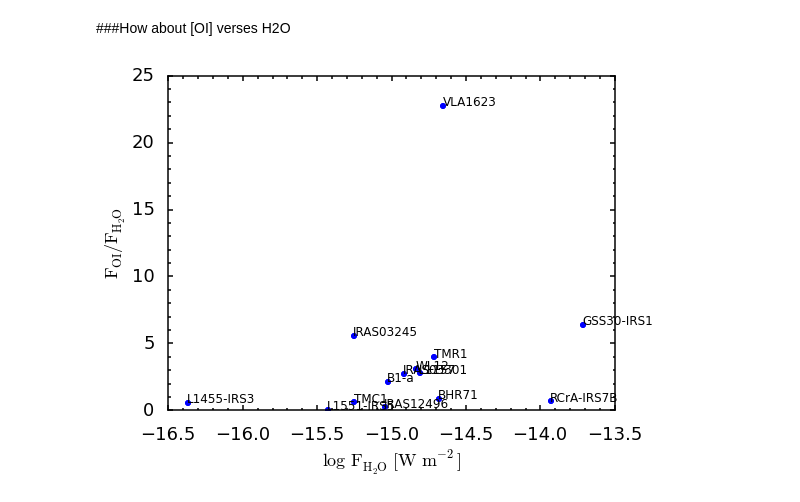
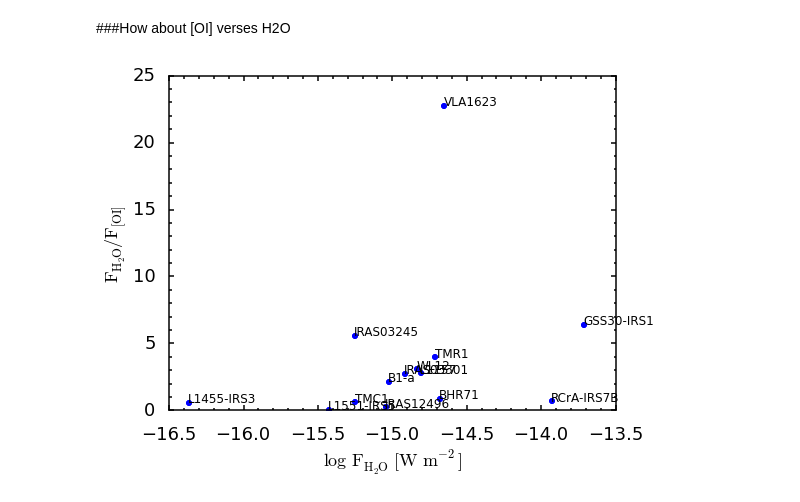
Before and after one commit to yaolun/sa, a Jupyter notebook: shock_analysis_CDF.ipynb, the cells around one changed output. Cells and saved outputs as stored; diff of their text form; code cells hidden in the pictures.

```diff
--- a/shock_analysis_CDF.ipynb
+++ b/shock_analysis_CDF.ipynb
@@ -13,8 +13,9 @@ High-J CO lines are correlated by shocks, how to quantify them? (Visser 2012)
 
 What trace C-shocks, and what trace J-shocks?  (H2O & OH?)
 # %%
-objlist = ['B1-a','B1-c','B335','BHR71','IRAS12496','FUOri','GSS30-IRS1','IRAS03245','IRAS03301','L1455-IRS3','L1157','L1551-IRS5',\
-           'RCrA-IRS7B','TMC1A','TMC1','TMR1','V1057Cyg','V1331Cyg','V1515Cyg','VLA1623','WL12'] # ,'V1735Cyg'
+objlist = ['B1-a','B1-c','B335','BHR71','IRAS12496','GSS30-IRS1','IRAS03245','IRAS03301','L1455-IRS3','L1157','L1551-IRS5',\
+           'RCrA-IRS7B','TMC1A','TMC1','TMR1','VLA1623','WL12'] # ,'V1735Cyg'
+            # 'FUOri','V1057Cyg','V1331Cyg','V1515Cyg'
 indir = '/home/bettyjo/yaolun/FWD_archive/CDF_archive/'
 plotdir = '/home/bettyjo/yaolun/test/shock_analysis/'
 import os
@@ -177,32 +193,32 @@ for obj in objlist:
         check += 1
     if check != 0:
         plot_obj.pop(objlist.index(obj))
         continue
 
     # store the total line fluxes
     h2o_tot.append(np.sum(h2o_data['Str(W/cm2)']*1e4))
     oh_tot.append(np.sum(oh_data['Str(W/cm2)']*1e4))
     oi_tot.append(np.sum(oi_data['Str(W/cm2)']*1e4))
 
 h2o_tot = np.array(h2o_tot)
 oh_tot = np.array(oh_tot)
 oi_tot = np.array(oi_tot)
 
 # print np.shape(h2o_tot), np.shape(oi_tot), np.shape(plot_obj)
 
 fig = plt.figure(figsize=(8,6))
 ax = fig.add_subplot(111)
 
 ax.plot(np.log10(h2o_tot), h2o_tot/oi_tot, 'o', color='b', mec='None')
 for i in range(len(plot_obj)):
     ax.annotate(plot_obj[i], (np.log10(h2o_tot[i]), h2o_tot[i]/oi_tot[i]), fontsize=12)
 
 ax.set_xlabel(r'$\rm{log\,F_{H_{2}O}\,[W\,m^{-2}]}$', fontsize=18)
-ax.set_ylabel(r'$\rm{F_{OI}/F_{H_{2}O}}$', fontsize=18)
+ax.set_ylabel(r'$\rm{F_{H_{2}O}/F_{[OI]}}$', fontsize=18)
 
 [ax.spines[axis].set_linewidth(1.5) for axis in ['top','bottom','left','right']]
 ax.minorticks_on()
 ax.tick_params('both',labelsize=18,width=1.5,which='major',pad=15,length=5)
 ax.tick_params('both',labelsize=18,width=1.5,which='minor',pad=15,length=2.5)
 # %% [output]
-[figure, old version]
+[figure, new version]
```
Also changed, not shown: parts of 12 cells of this notebook, 3 other files.
